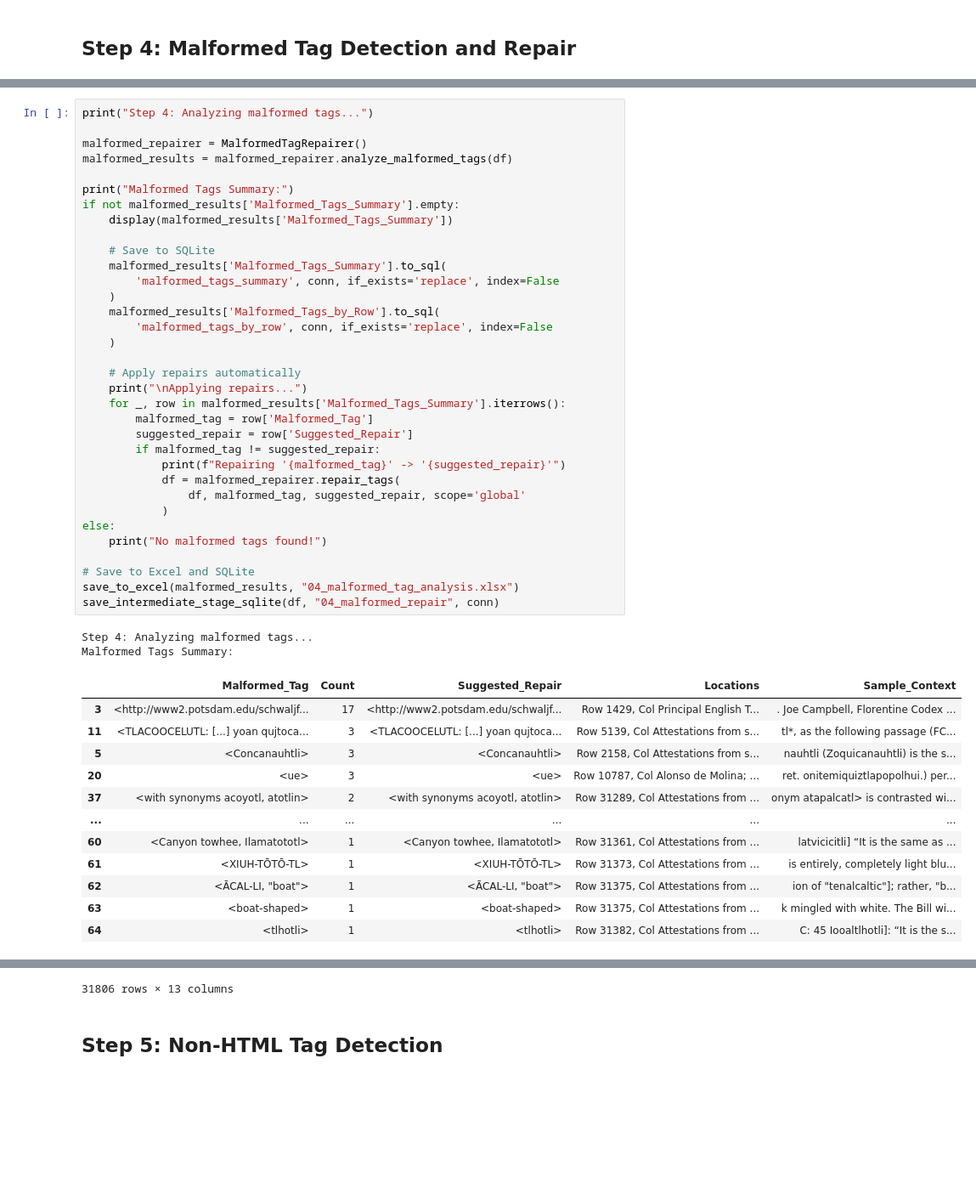
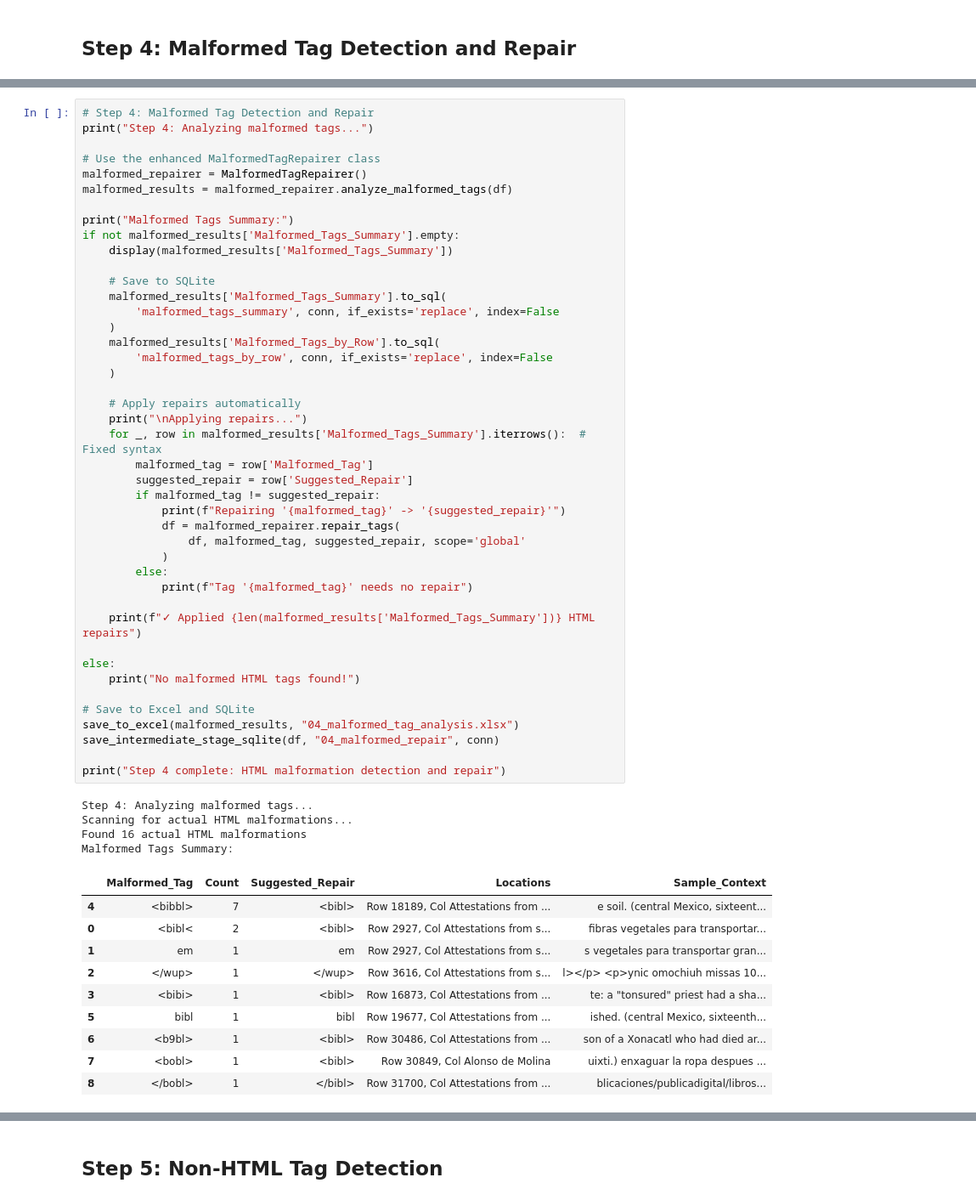
Before and after one commit to kevinbarcenasmtz/LRC-Lexicography, a Jupyter notebook: src/notebooks/nahuatl_whp_processor.ipynb, the cells around one changed output, grey strips where cells are left out. Shown at 85% size. Drawn from its saved outputs; the diff is of its cells as text; blank space fills up the shorter version.

Commit message:
fixed some issues with the malformed identification and repair

```diff
--- a/src/notebooks/nahuatl_whp_processor.ipynb
+++ b/src/notebooks/nahuatl_whp_processor.ipynb
@@ -517,51 +607,60 @@ class MalformedTagRepairer:
 
         return df_repaired
 # %%
+# Step 4: Malformed Tag Detection and Repair
 print("Step 4: Analyzing malformed tags...")
 
+# Use the enhanced MalformedTagRepairer class
 malformed_repairer = MalformedTagRepairer()
 malformed_results = malformed_repairer.analyze_malformed_tags(df)
 
 print("Malformed Tags Summary:")
 if not malformed_results['Malformed_Tags_Summary'].empty:
     display(malformed_results['Malformed_Tags_Summary'])
 
     # Save to SQLite
     malformed_results['Malformed_Tags_Summary'].to_sql(
         'malformed_tags_summary', conn, if_exists='replace', index=False
     )
     malformed_results['Malformed_Tags_by_Row'].to_sql(
         'malformed_tags_by_row', conn, if_exists='replace', index=False
     )
 
     # Apply repairs automatically
     print("\nApplying repairs...")
-    for _, row in malformed_results['Malformed_Tags_Summary'].iterrows():
+    for _, row in malformed_results['Malformed_Tags_Summary'].iterrows():  # Fixed syntax
         malformed_tag = row['Malformed_Tag']
         suggested_repair = row['Suggested_Repair']
         if malformed_tag != suggested_repair:
             print(f"Repairing '{malformed_tag}' -> '{suggested_repair}'")
             df = malformed_repairer.repair_tags(
                 df, malformed_tag, suggested_repair, scope='global'
             )
+        else:
+            print(f"Tag '{malformed_tag}' needs no repair")
+
+    print(f"✓ Applied {len(malformed_results['Malformed_Tags_Summary'])} HTML repairs")
+
 else:
-    print("No malformed tags found!")
+    print("No malformed HTML tags found!")
 
 # Save to Excel and SQLite
 save_to_excel(malformed_results, "04_malformed_tag_analysis.xlsx")
 save_intermediate_stage_sqlite(df, "04_malformed_repair", conn)
+
+print("Step 4 complete: HTML malformation detection and repair")
 # %% [output]
 Step 4: Analyzing malformed tags...
+Scanning for actual HTML malformations...
+Found 16 actual HTML malformations
 Malformed Tags Summary:
 |  | Malformed_Tag | Count | Suggested_Repair | Locations | Sample_Context |
-| 3 | <http://www2.potsdam.edu/schwaljf... | 17 | <http://www2.potsdam.edu/schwaljf... | Row 1429, Col Principal English T... | . Joe Campbell, Florentine Codex ... |
-| 11 | <TLACOOCELUTL: [...] yoan qujtoca... | 3 | <TLACOOCELUTL: [...] yoan qujtoca... | Row 5139, Col Attestations from s... | tl*, as the following passage (FC... |
-| 5 | <Concanauhtli> | 3 | <Concanauhtli> | Row 2158, Col Attestations from s... | nauhtli (Zoquicanauhtli) is the s... |
-| 20 | <ue> | 3 | <ue> | Row 10787, Col Alonso de Molina; ... | ret. onitemiquiztlapopolhui.) per... |
-| 37 | <with synonyms acoyotl, atotlin> | 2 | <with synonyms acoyotl, atotlin> | Row 31289, Col Attestations from ... | onym atapalcatl> is contrasted wi... |
-| ... | ... | ... | ... | ... | ... |
-| 60 | <Canyon towhee, Ilamatototl> | 1 | <Canyon towhee, Ilamatototl> | Row 31361, Col Attestations from ... | latvicicitli] “It is the same as ... |
-| 61 | <XIUH-TŌTŌ-TL> | 1 | <XIUH-TŌTŌ-TL> | Row 31373, Col Attestations from ... | is entirely, completely light blu... |
-| 62 | <ĀCAL-LI, "boat"> | 1 | <ĀCAL-LI, "boat"> | Row 31375, Col Attestations from ... | ion of "tenalcaltic"]; rather, "b... |
-| 63 | <boat-shaped> | 1 | <boat-shaped> | Row 31375, Col Attestations from ... | k mingled with white. The Bill wi... |
-| 64 | <tlhotli> | 1 | <tlhotli> | Row 31382, Col Attestations from ... | C: 45 Iooaltlhotli]: “It is the s... |
+| 4 | <bibbl> | 7 | <bibl> | Row 18189, Col Attestations from ... | e soil. (central Mexico, sixteent... |
+| 0 | <bibl< | 2 | <bibl> | Row 2927, Col Attestations from s... | fibras vegetales para transportar... |
+| 1 | em | 1 | em | Row 2927, Col Attestations from s... | s vegetales para transportar gran... |
+| 2 | </wup> | 1 | </wup> | Row 3616, Col Attestations from s... | l></p> <p>ynic omochiuh missas 10... |
+| 3 | <bibi> | 1 | <bibl> | Row 16873, Col Attestations from ... | te: a "tonsured" priest had a sha... |
+| 5 | bibl | 1 | bibl | Row 19677, Col Attestations from ... | ished. (central Mexico, sixteenth... |
+| 6 | <b9bl> | 1 | <bibl> | Row 30486, Col Attestations from ... | son of a Xonacatl who had died ar... |
+| 7 | <bobl> | 1 | <bibl> | Row 30849, Col Alonso de Molina | uixti.) enxaguar la ropa despues ... |
+| 8 | </bobl> | 1 | </bibl> | Row 31700, Col Attestations from ... | blicaciones/publicadigital/libros... |
@@ -598,4 +684,3 @@ Saved to SQLite table: 04_malformed_repair_stage
-31806 rows × 13 columns
 # %% [markdown]
 ## Step 5: Non-HTML Tag Detection
 # %% [markdown]
```
Also changed, not shown: parts of 2 cells of this notebook.
